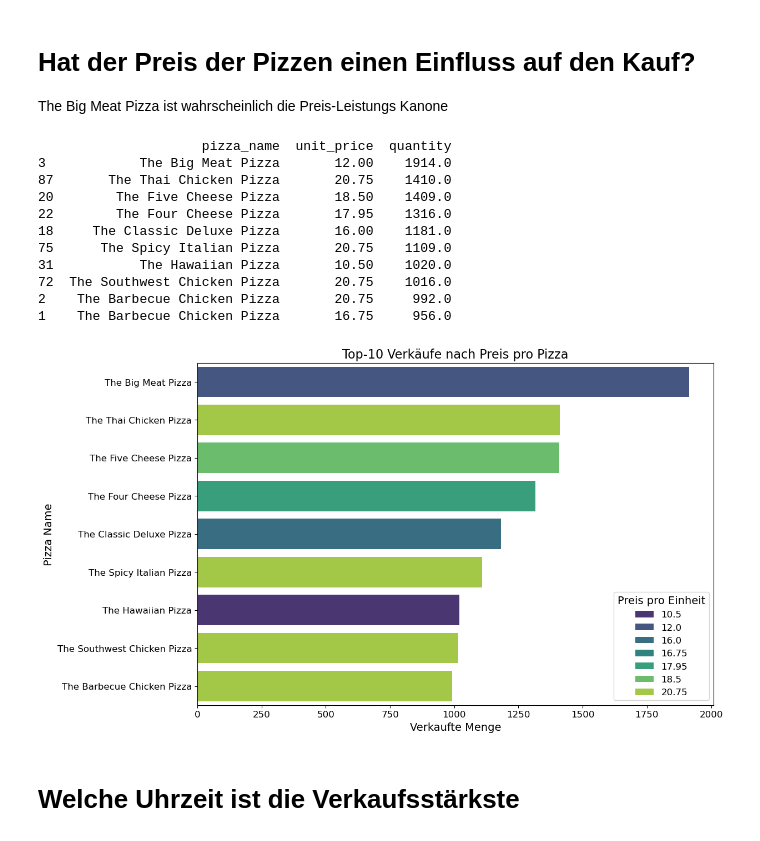
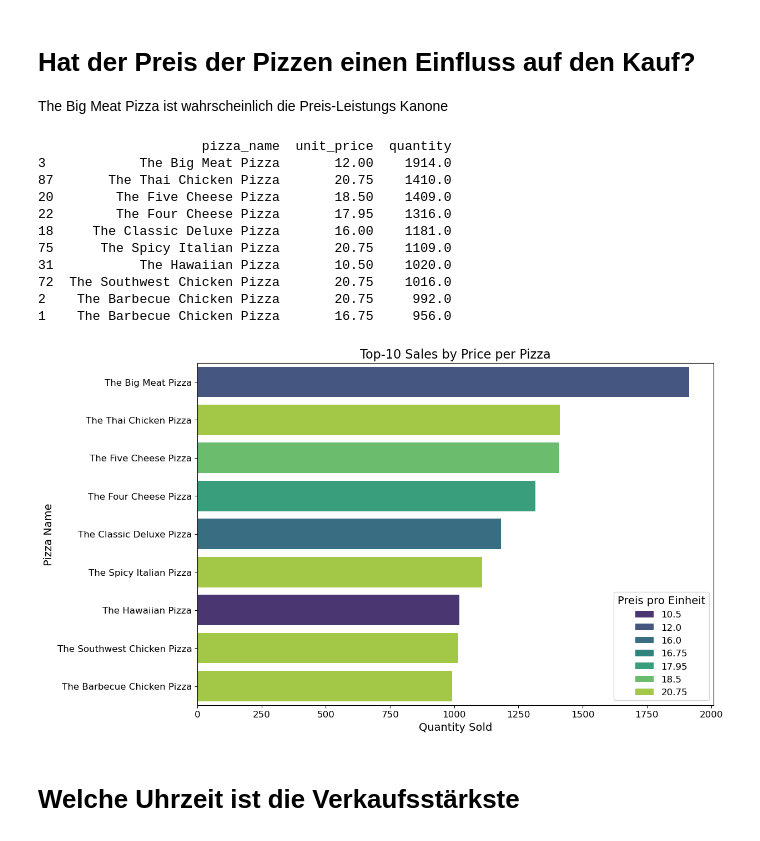
Before and after one commit to dasrinkana/pizza_sales, a Jupyter notebook: pizza.ipynb, the cells around one changed output. Saved outputs shown, nothing was run; the diff lists cells and outputs as text; code cells hidden in the pictures.

```diff
--- a/pizza.ipynb
+++ b/pizza.ipynb
@@ -216,30 +195,30 @@ The Big Meat Pizza ist wahrscheinlich die Preis-Leistungs Kanone
 # %%
 unit_price = data.groupby(['pizza_name', 'unit_price'])['quantity'].sum().reset_index()
 top_10_unit_price = unit_price.sort_values(by='quantity', ascending=False).head(10)
 print(top_10_unit_price)
 
 plt.figure(figsize=(12, 8))
 sns.barplot(x='quantity', y='pizza_name', hue='unit_price', data=top_10_unit_price, palette='viridis', dodge=False)
-plt.title('Top-10 Verkäufe nach Preis pro Pizza', fontsize=16)
-plt.xlabel('Verkaufte Menge', fontsize=14)
+plt.title('Top-10 Sales by Price per Pizza', fontsize=16)
+plt.xlabel('Quantity Sold', fontsize=14)
 plt.ylabel('Pizza Name', fontsize=14)
 plt.xticks(fontsize=12)
 plt.yticks(fontsize=12)
 plt.legend(title='Preis pro Einheit', fontsize=12, title_fontsize=14)
 plt.show()
 # %% [output]
                      pizza_name  unit_price  quantity
 3            The Big Meat Pizza       12.00    1914.0
 87       The Thai Chicken Pizza       20.75    1410.0
 20        The Five Cheese Pizza       18.50    1409.0
 22        The Four Cheese Pizza       17.95    1316.0
 18     The Classic Deluxe Pizza       16.00    1181.0
 75      The Spicy Italian Pizza       20.75    1109.0
 31           The Hawaiian Pizza       10.50    1020.0
 72  The Southwest Chicken Pizza       20.75    1016.0
 2    The Barbecue Chicken Pizza       20.75     992.0
 1    The Barbecue Chicken Pizza       16.75     956.0
-[figure, old version]
+[figure, new version]
 # %% [markdown]
 # Welche Uhrzeit ist die Verkaufsstärkste
 # %%
```
Also changed, not shown: parts of 5 cells of this notebook.
